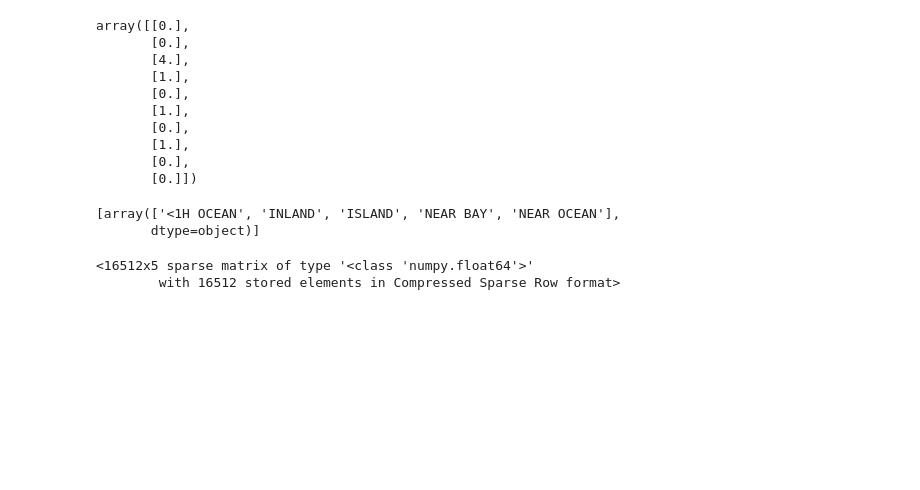
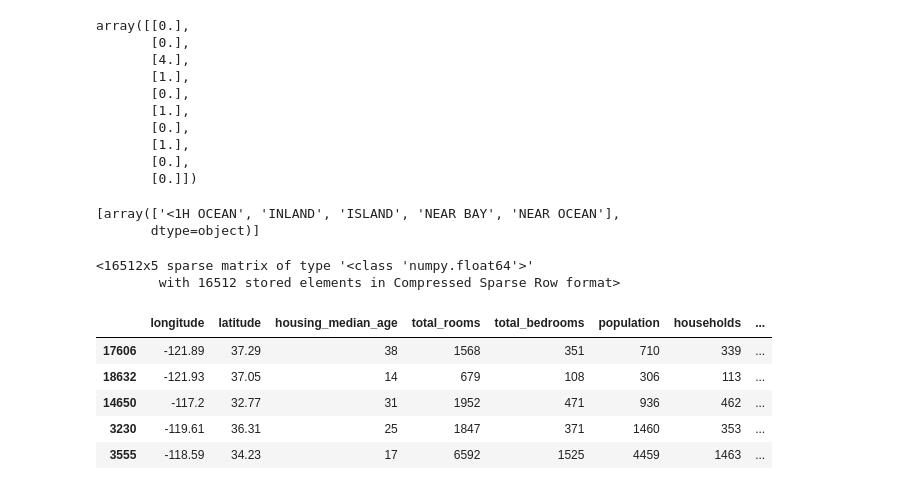
Before and after one commit to RenanNascimento/machine-learning, a Jupyter notebook: projects/housing-price/housing_price.ipynb, the cells around one changed output. Saved outputs shown, nothing was run; the diff lists cells and outputs as text; code cells hidden in the pictures; blank space fills up the shorter version.

Commit message:
Add transformation pipeline

```diff
--- a/projects/housing-price/housing_price.ipynb
+++ b/projects/housing-price/housing_price.ipynb
@@ -442,3 +442,45 @@ housing_cat_1hot
 # %% [output]
 <16512x5 sparse matrix of type '<class 'numpy.float64'>'
         with 16512 stored elements in Compressed Sparse Row format>
+# %%
+# Custom transformers
+
+# combine attributes
+from sklearn.base import BaseEstimator, TransformerMixin
+
+#column index
+col_names = "total_rooms", "total_bedrooms", "population", "households"
+rooms_ix, bedrooms_ix, population_ix, households_ix = [
+    housing.columns.get_loc(c) for c in col_names
+] # get the column indices
+
+class CombinedAttributesAdder(BaseEstimator, TransformerMixin):
+    def __init__(self, add_bedrooms_per_room=True): # no *args or **kargs
+        self.add_bedrooms_per_room = add_bedrooms_per_room
+    def fit(self, X, y=None):
+        return self # nothing else to do
+    def transform(self, X):
+        rooms_per_household = X[:, rooms_ix] / X[:, households_ix]
+        population_per_household = X[:, population_ix] / X[:, households_ix]
+        if self.add_bedrooms_per_room:
+            bedrooms_per_room = X[:, bedrooms_ix] / X[:, rooms_ix]
+            return np.c_[X, rooms_per_household, population_per_household, bedrooms_per_room]
+        else:
+            return np.c_[X, rooms_per_household, population_per_household]
+
+attr_adder = CombinedAttributesAdder(add_bedrooms_per_room=False)
+housing_extra_attribs = attr_adder.transform(housing.values)
+
+# adding columns names
+housing_extra_attribs = pd.DataFrame(
+    housing_extra_attribs,
+    columns=list(housing.columns)+["rooms_per_household", "population_per_household"],
+    index=housing.index)
+housing_extra_attribs.head()
+# %% [output]
+|  | longitude | latitude | housing_median_age | total_rooms | total_bedrooms | population | households | ... |
+| 17606 | -121.89 | 37.29 | 38 | 1568 | 351 | 710 | 339 | ... |
+| 18632 | -121.93 | 37.05 | 14 | 679 | 108 | 306 | 113 | ... |
+| 14650 | -117.2 | 32.77 | 31 | 1952 | 471 | 936 | 462 | ... |
+| 3230 | -119.61 | 36.31 | 25 | 1847 | 371 | 1460 | 353 | ... |
+| 3555 | -118.59 | 34.23 | 17 | 6592 | 1525 | 4459 | 1463 | ... |
```
Also changed, not shown: parts of 3 cells of this notebook.
